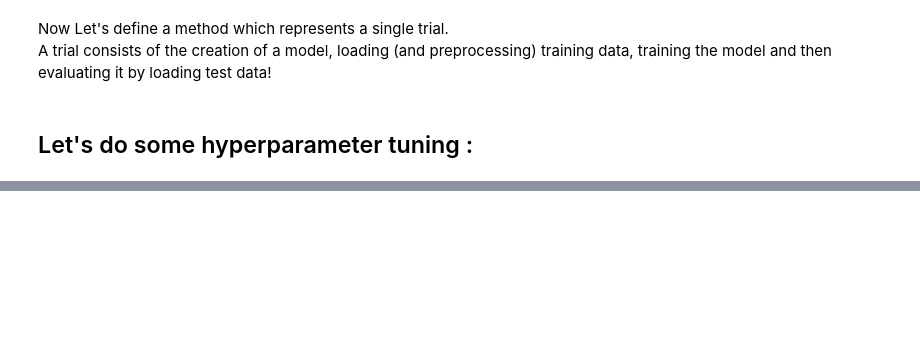
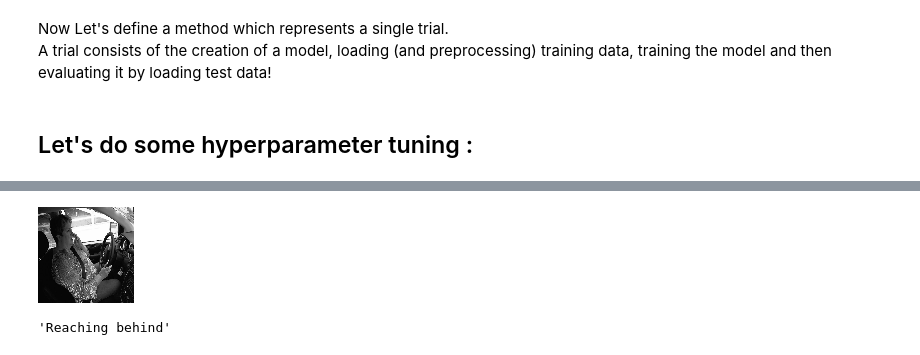
Before and after one commit to Gleethos/distracted-driver-detection, a Jupyter notebook: distracted-driver-detection.ipynb, the cells around one changed output, grey strips where cells are left out. Cells and saved outputs as stored; diff of their text form; code cells hidden in the pictures; blank space fills up the shorter version.

```diff
--- a/distracted-driver-detection.ipynb
+++ b/distracted-driver-detection.ipynb
@@ -573,3 +559,18 @@ print(preload_batch.shape, preload_labels.shape)
+# %%
+def find_best_batch_size(divisors, real_batch_size):
+    target_size = 1000
+    delta = float('inf')
+    best = None
+    size = 0
+    for d in divisors:
+        assert real_batch_size%d == 0
+        current = abs((real_batch_size / d)-target_size)
+        if current < delta:
+            size = (real_batch_size / d)
+            delta = current
+            best = d
+    print('Batch size calculated: ', size)
+    return int(size)
 # %% [markdown]
 Now Let's define a method which represents a single trial. <br>
 A trial consists of the creation of a model, loading (and preprocessing)
@@ -906,17 +920,20 @@ predict(img.flatten().reshape(1, -1))
 # %%
 img = cv2.resize(
         greyed_blured_and_line_detection(
         cv2.imread("data/imgs/test/img_3.jpg"),
             advanced=True,
             do_line_detection=False
     ),
     (96, 96)
 )
 
 display_array(
     img
 )
-predict(img.flatten().reshape(1, -1))
+predict(img.reshape([1] + list(img.shape) + [1]) )
+# %% [output]
+[figure, added]
+'Reaching behind'
 # %%
 img = cv2.resize(
         greyed_blured_and_line_detection(
```
Also changed, not shown: parts of 20 cells of this notebook.
